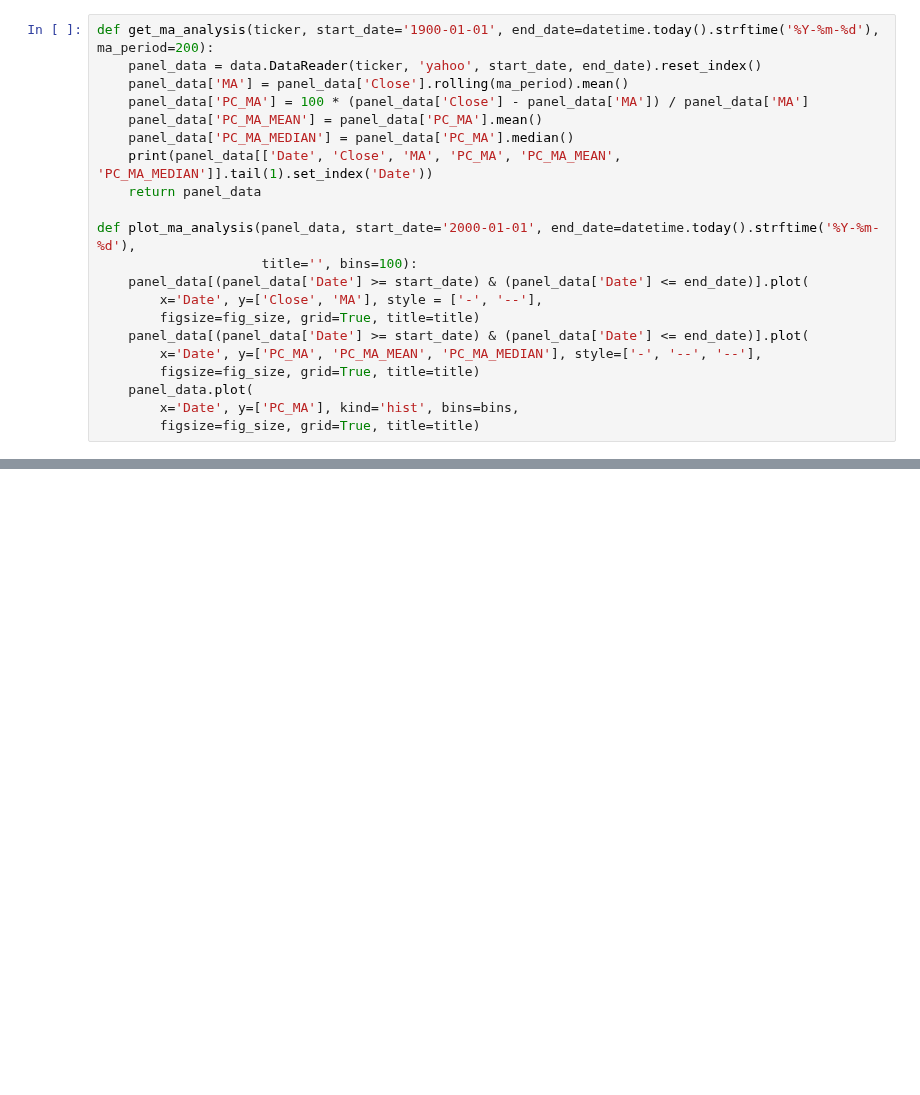
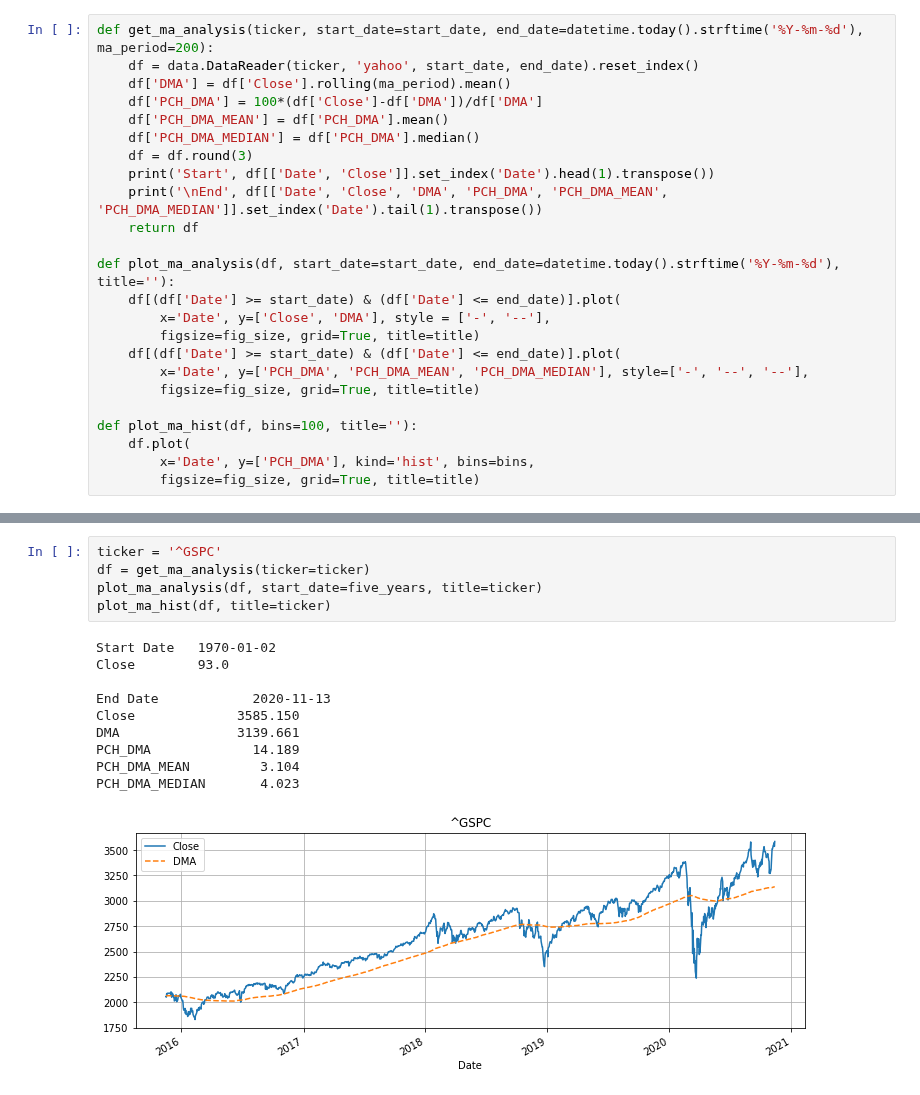
Before and after one commit to bamage00/notebooks, a Jupyter notebook: fin_2.ipynb, the cells around one changed output, grey strips where cells are left out. Saved outputs shown, nothing was run; the diff lists cells and outputs as text; blank space fills up the shorter version.

```diff
--- a/fin_2.ipynb
+++ b/fin_2.ipynb
@@ -9,21 +14,24 @@ today = datetime.today().strftime('%Y-%m-%d')
 # %%
-def get_ma_analysis(ticker, start_date='1900-01-01', end_date=datetime.today().strftime('%Y-%m-%d'), ma_period=200):
-    panel_data = data.DataReader(ticker, 'yahoo', start_date, end_date).reset_index()
-    panel_data['MA'] = panel_data['Close'].rolling(ma_period).mean()
-    panel_data['PC_MA'] = 100 * (panel_data['Close'] - panel_data['MA']) / panel_data['MA']
-    panel_data['PC_MA_MEAN'] = panel_data['PC_MA'].mean()
-    panel_data['PC_MA_MEDIAN'] = panel_data['PC_MA'].median()
-    print(panel_data[['Date', 'Close', 'MA', 'PC_MA', 'PC_MA_MEAN', 'PC_MA_MEDIAN']].tail(1).set_index('Date'))
-    return panel_data
+def get_ma_analysis(ticker, start_date=start_date, end_date=datetime.today().strftime('%Y-%m-%d'), ma_period=200):
+    df = data.DataReader(ticker, 'yahoo', start_date, end_date).reset_index()
+    df['DMA'] = df['Close'].rolling(ma_period).mean()
+    df['PCH_DMA'] = 100*(df['Close']-df['DMA'])/df['DMA']
+    df['PCH_DMA_MEAN'] = df['PCH_DMA'].mean()
+    df['PCH_DMA_MEDIAN'] = df['PCH_DMA'].median()
+    df = df.round(3)
+    print('Start', df[['Date', 'Close']].set_index('Date').head(1).transpose())
+    print('\nEnd', df[['Date', 'Close', 'DMA', 'PCH_DMA', 'PCH_DMA_MEAN', 'PCH_DMA_MEDIAN']].set_index('Date').tail(1).transpose())
+    return df
 
-def plot_ma_analysis(panel_data, start_date='2000-01-01', end_date=datetime.today().strftime('%Y-%m-%d'),
-                     title='', bins=100):
-    panel_data[(panel_data['Date'] >= start_date) & (panel_data['Date'] <= end_date)].plot(
-        x='Date', y=['Close', 'MA'], style = ['-', '--'],
+def plot_ma_analysis(df, start_date=start_date, end_date=datetime.today().strftime('%Y-%m-%d'), title=''):
+    df[(df['Date'] >= start_date) & (df['Date'] <= end_date)].plot(
+        x='Date', y=['Close', 'DMA'], style = ['-', '--'],
         figsize=fig_size, grid=True, title=title)
-    panel_data[(panel_data['Date'] >= start_date) & (panel_data['Date'] <= end_date)].plot(
-        x='Date', y=['PC_MA', 'PC_MA_MEAN', 'PC_MA_MEDIAN'], style=['-', '--', '--'],
+    df[(df['Date'] >= start_date) & (df['Date'] <= end_date)].plot(
+        x='Date', y=['PCH_DMA', 'PCH_DMA_MEAN', 'PCH_DMA_MEDIAN'], style=['-', '--', '--'],
         figsize=fig_size, grid=True, title=title)
-    panel_data.plot(
-        x='Date', y=['PC_MA'], kind='hist', bins=bins,
+
+def plot_ma_hist(df, bins=100, title=''):
+    df.plot(
+        x='Date', y=['PCH_DMA'], kind='hist', bins=bins,
         figsize=fig_size, grid=True, title=title)
@@ -109,0 +38,16 @@ Date
+# %%
+ticker = '^GSPC'
+df = get_ma_analysis(ticker=ticker)
+plot_ma_analysis(df, start_date=five_years, title=ticker)
+plot_ma_hist(df, title=ticker)
+# %% [output]
+Start Date   1970-01-02
+Close        93.0
+
+End Date            2020-11-13
+Close             3585.150
+DMA               3139.661
+PCH_DMA             14.189
+PCH_DMA_MEAN         3.104
+PCH_DMA_MEDIAN       4.023
+[figure, added]
```
Also changed, not shown: parts of 17 cells of this notebook.
